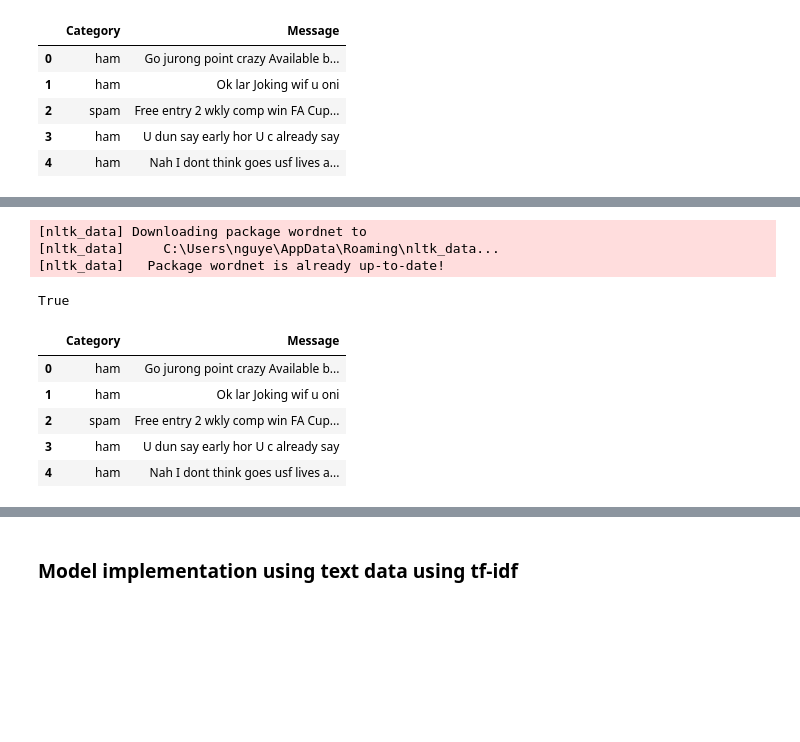
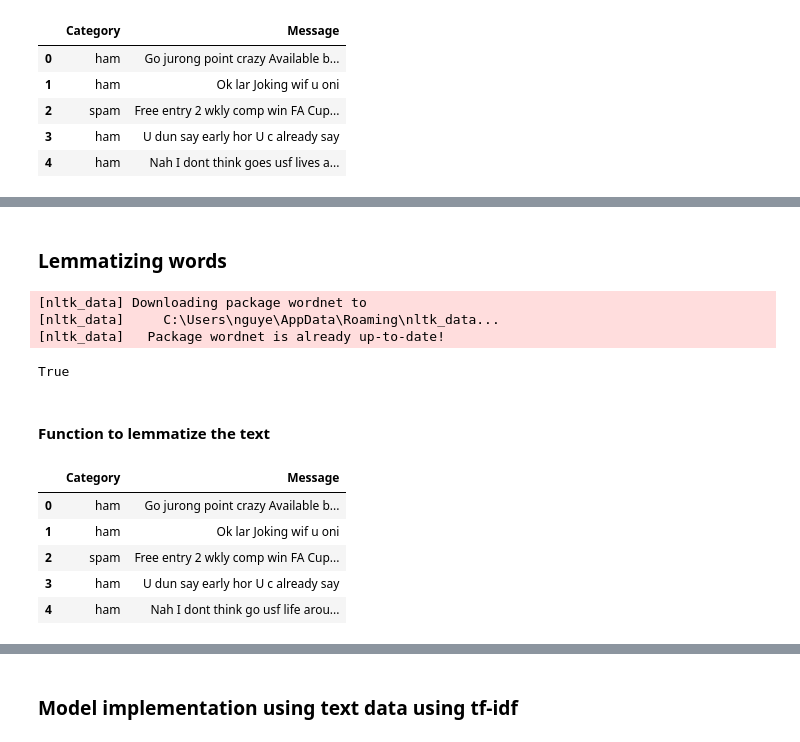
Before and after one commit to TienNguyen93/Spam-prediction, a Jupyter notebook: spam-prediction.ipynb, the cells around one changed output, grey strips where cells are left out. Drawn from its saved outputs; the diff is of its cells as text; code cells hidden in the pictures; blank space fills up the shorter version.

```diff
--- a/spam-prediction.ipynb
+++ b/spam-prediction.ipynb
@@ -130,3 +132,5 @@ df.head()
+# %% [markdown]
+### Lemmatizing words
 # %%
 import nltk
 
@@ -141 +143,3 @@ True
+# %% [markdown]
+#### Function to lemmatize the text
 # %%
@@ -154,10 +158,10 @@ def lemmatize_words(text):
 # %%
-df["Message"] = df["Message"].apply(lambda text: remove_stopwords(text))
-df.head()
+# df["Message"] = df["Message"].apply(lambda text: lemmatize_words(text))
+# df.head()
 # %% [output]
 |  | Category | Message |
 | 0 | ham | Go jurong point crazy Available b... |
 | 1 | ham | Ok lar Joking wif u oni |
 | 2 | spam | Free entry 2 wkly comp win FA Cup... |
 | 3 | ham | U dun say early hor U c already say |
-| 4 | ham | Nah I dont think goes usf lives a... |
+| 4 | ham | Nah I dont think go usf life arou... |
```
Also changed, not shown: parts of 52 cells of this notebook.
